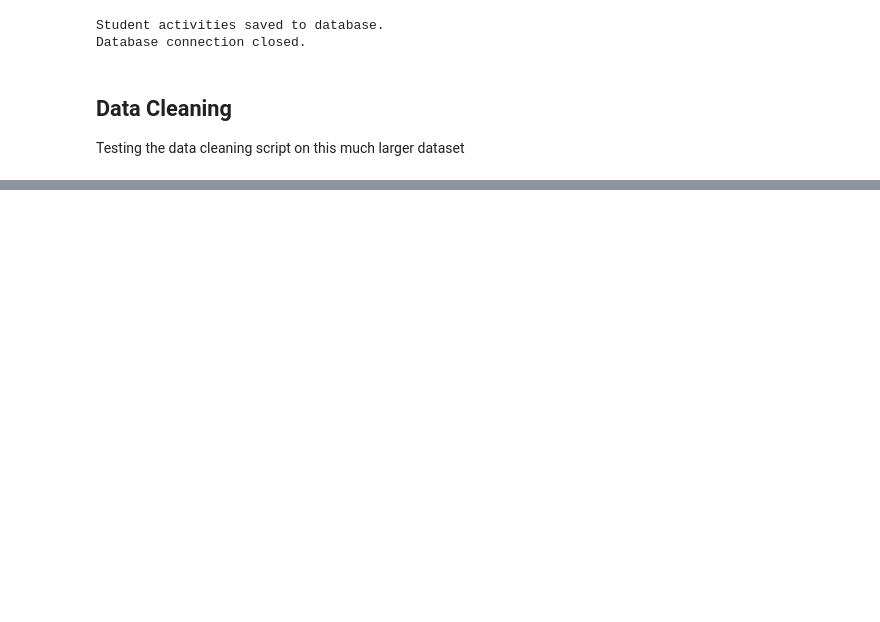
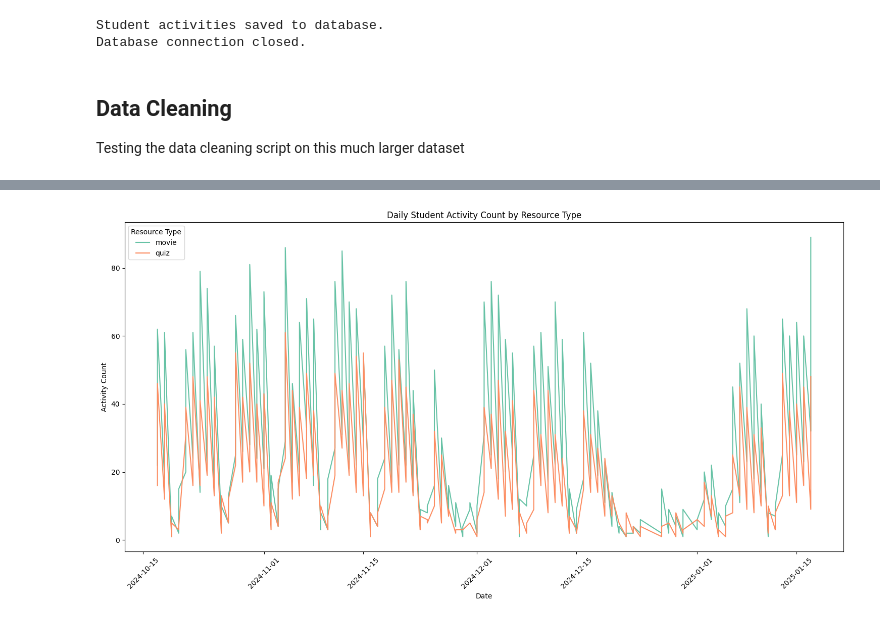
Before and after one commit to michaelswirl/BrainPOP, a Jupyter notebook: Project_Notebook.ipynb, the cells around one changed output, grey strips where cells are left out. Drawn from its saved outputs; the diff is of its cells as text; code cells hidden in the pictures; blank space fills up the shorter version.

```diff
--- a/Project_Notebook.ipynb
+++ b/Project_Notebook.ipynb
@@ -166,0 +165,4 @@ No duplicate rows found in the student_activities table.
+# %%
+query = "Select * FROM brainpop.student_activities"
+data = database.fetch_query(query)
+data.head(10)
@@ -166,0 +185,22 @@ No duplicate rows found in the student_activities table.
+# %%
+import seaborn as sns
+import matplotlib.pyplot as plt
+
+daily_data = data.groupby(['etl_last_updated_ts','resource_type']).agg({'id': 'count'}).reset_index()
+daily_data.rename(columns={'id': 'activity_count'}, inplace=True)
+daily_data = daily_data[daily_data['etl_last_updated_ts'] > '2024-01-01']
+daily_data.head(10)
+
+# line chart to show trends
+plt.figure(figsize=(15, 8))
+sns.set_palette("Set2")
+sns.lineplot(data=daily_data, x='etl_last_updated_ts', y='activity_count', hue='resource_type')
+plt.ylabel('Activity Count')
+plt.xlabel('Date')
+plt.title('Daily Student Activity Count by Resource Type')
+plt.legend(title='Resource Type')
+plt.xticks(rotation=45)
+plt.tight_layout()
+plt.show()
+# %% [output]
+[figure, added]
```
Also changed, not shown: parts of 15 cells of this notebook, 4 other files.
